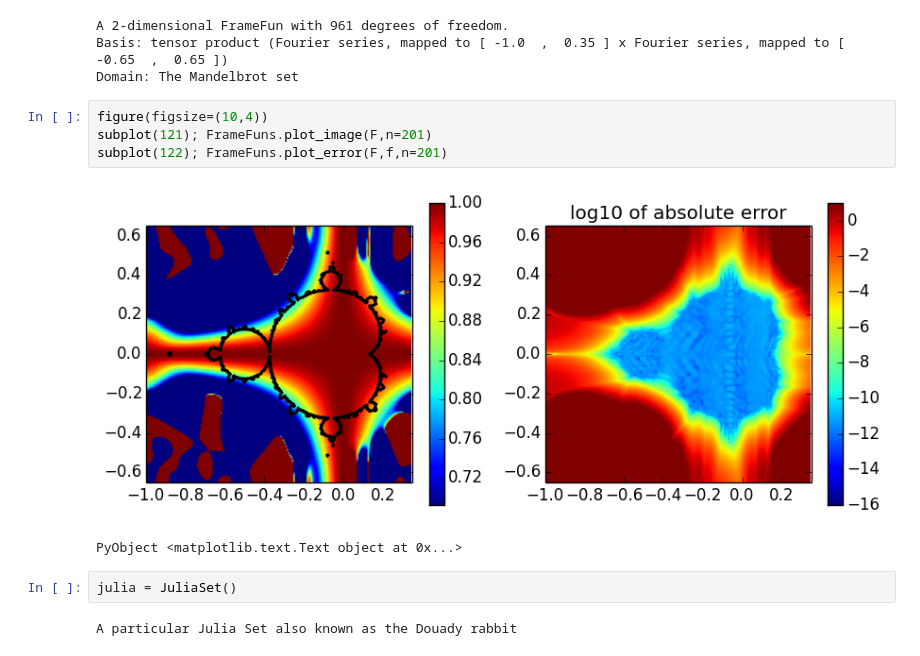
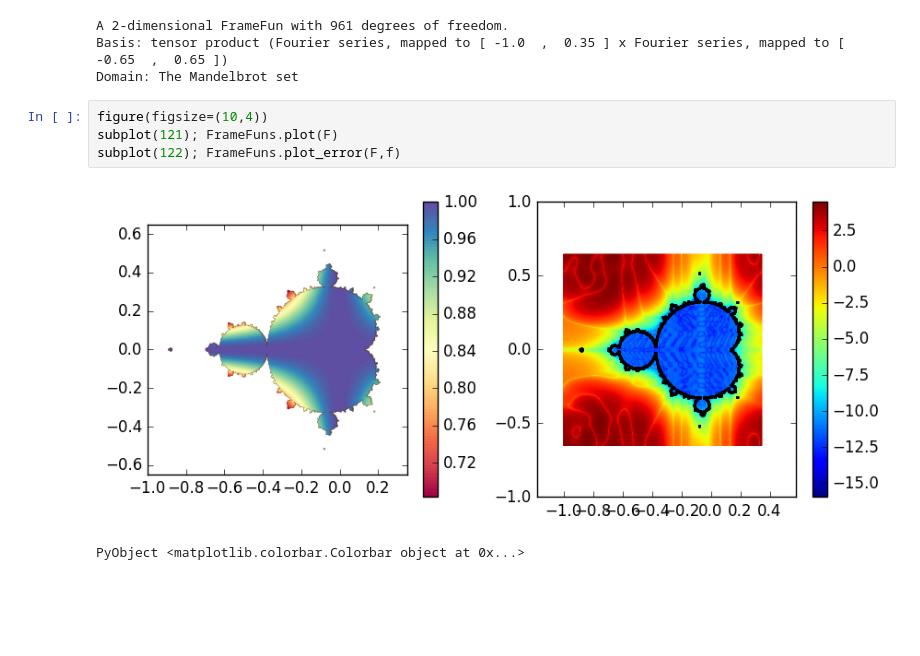
Before and after one commit to JuliaApproximation/FrameFun.jl, a Jupyter notebook: examples/FrameFunDemo.ipynb, the cells around one changed output. Cells and saved outputs as stored; diff of their text form; blank space fills up the shorter version.

Commit message:
Updated demo, but plotting in 2D currently fails

```diff
--- a/examples/FrameFunDemo.ipynb
+++ b/examples/FrameFunDemo.ipynb
@@ -194,12 +186,8 @@ Basis: tensor product (Fourier series, mapped to [ -1.0  ,  0.35 ] x Fourier ser
 Domain: The Mandelbrot set
 # %%
 figure(figsize=(10,4))
-subplot(121); FrameFuns.plot_image(F,n=201)
-subplot(122); FrameFuns.plot_error(F,f,n=201)
+subplot(121); FrameFuns.plot(F)
+subplot(122); FrameFuns.plot_error(F,f)
 # %% [output]
-[figure, old version]
+[figure, new version]
-PyObject <matplotlib.text.Text object at 0x...>
+PyObject <matplotlib.colorbar.Colorbar object at 0x...>
-# %%
-julia = JuliaSet()
-# %% [output]
-A particular Julia Set also known as the Douady rabbit
```
Also changed, not shown: parts of 35 cells of this notebook.
